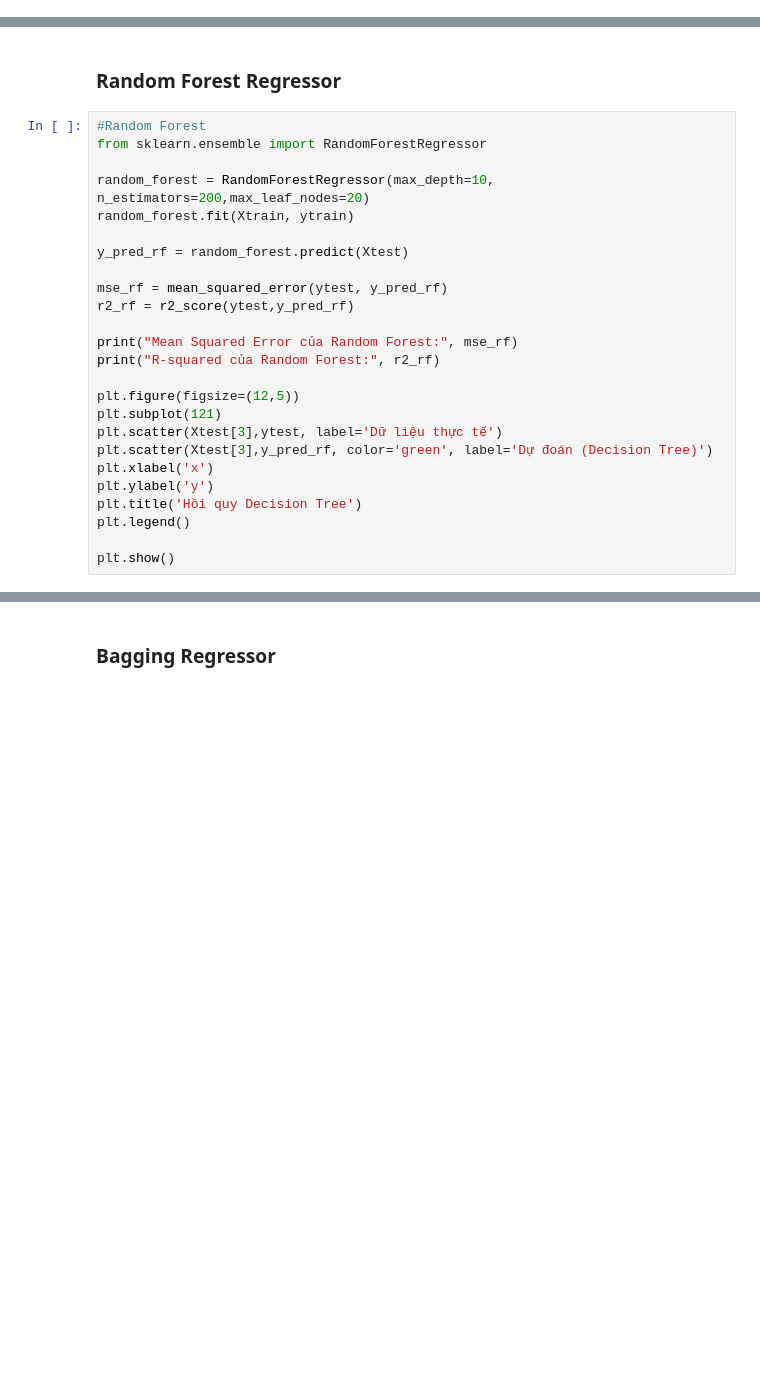
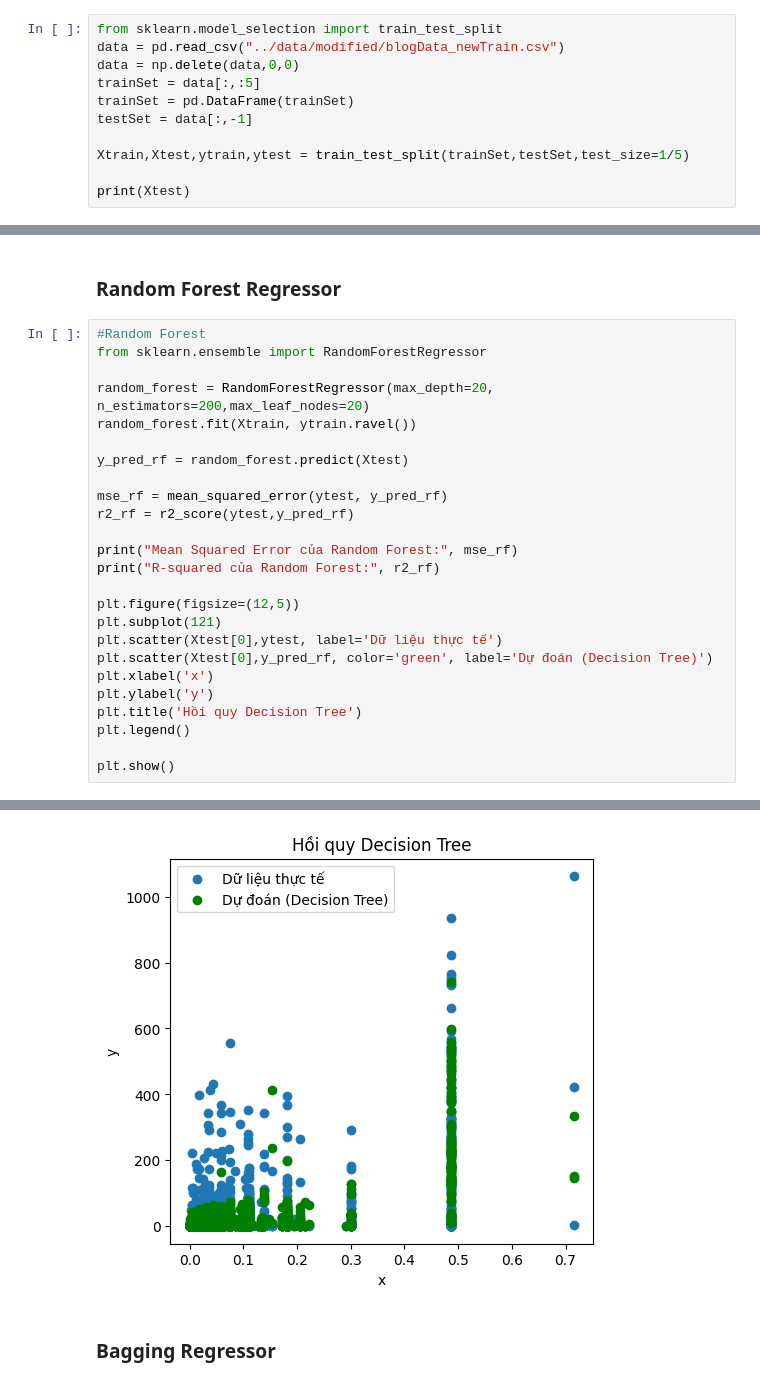
Before and after one commit to thuan-NM/Blog-FeedBack-Predict, a Jupyter notebook: src/analysis-script.ipynb, the cells around one changed output, grey strips where cells are left out. Cells and saved outputs as stored; diff of their text form; blank space fills up the shorter version.

```diff
--- a/src/analysis-script.ipynb
+++ b/src/analysis-script.ipynb
@@ -185,0 +180,11 @@ ytest = test.iloc[1:,-1]
+# %%
+from sklearn.model_selection import train_test_split
+data = pd.read_csv("../data/modified/blogData_newTrain.csv")
+data = np.delete(data,0,0)
+trainSet = data[:,:5]
+trainSet = pd.DataFrame(trainSet)
+testSet = data[:,-1]
+
+Xtrain,Xtest,ytrain,ytest = train_test_split(trainSet,testSet,test_size=1/5)
+
+print(Xtest)
@@ -193,8 +200,8 @@ mean_squared_err = lambda y, yhat: np.mean((y-yhat)**2)
 #Random Forest
 from sklearn.ensemble import RandomForestRegressor
 
-random_forest = RandomForestRegressor(max_depth=10, n_estimators=200,max_leaf_nodes=20)
-random_forest.fit(Xtrain, ytrain)
+random_forest = RandomForestRegressor(max_depth=20, n_estimators=200,max_leaf_nodes=20)
+random_forest.fit(Xtrain, ytrain.ravel())
 
 y_pred_rf = random_forest.predict(Xtest)
 
@@ -206,11 +213,12 @@ print("R-squared của Random Forest:", r2_rf)
 
 plt.figure(figsize=(12,5))
 plt.subplot(121)
-plt.scatter(Xtest[3],ytest, label='Dữ liệu thực tế')
-plt.scatter(Xtest[3],y_pred_rf, color='green', label='Dự đoán (Decision Tree)')
+plt.scatter(Xtest[0],ytest, label='Dữ liệu thực tế')
+plt.scatter(Xtest[0],y_pred_rf, color='green', label='Dự đoán (Decision Tree)')
 plt.xlabel('x')
 plt.ylabel('y')
 plt.title('Hồi quy Decision Tree')
 plt.legend()
 
 plt.show()
+# %% [output]
@@ -217,3 +227,4 @@ plt.show()
+[figure, added]
 # %% [markdown]
 ### Bagging Regressor
 # %%
```
Also changed, not shown: parts of 14 cells of this notebook, 3 other files.
